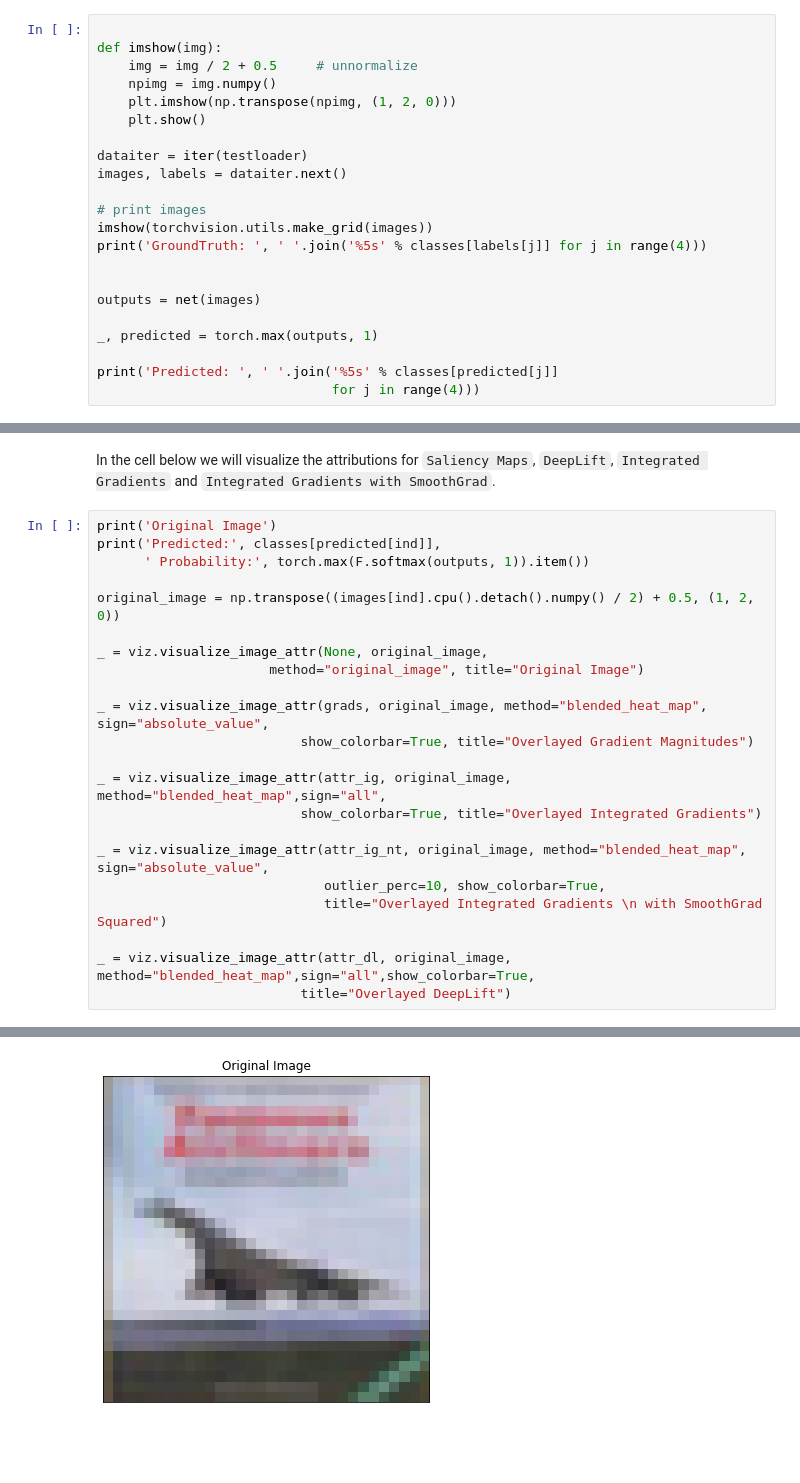
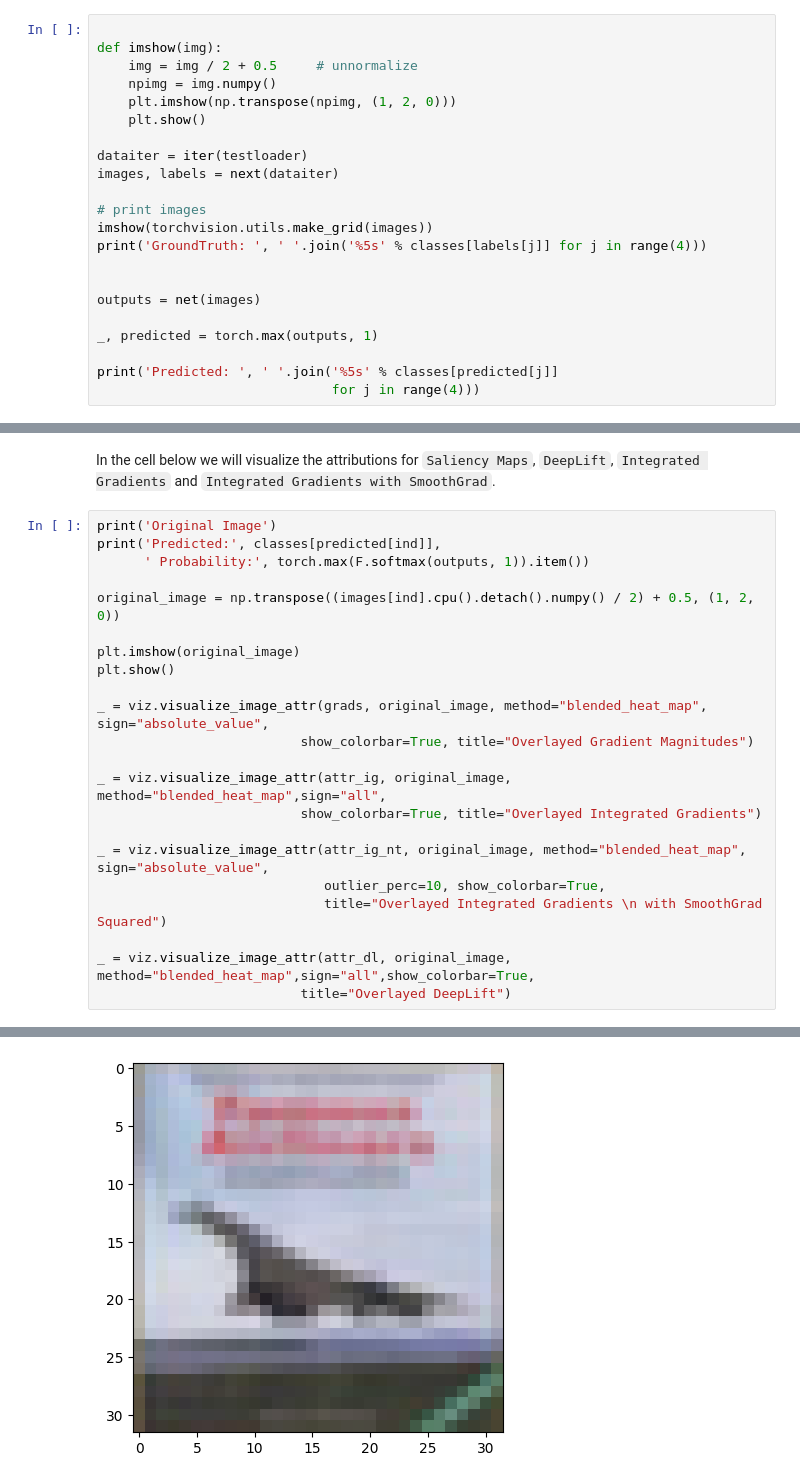
Before and after one commit to cgarijo-uc3m/CV_final_proj, a Jupyter notebook: notebooks/CIFAR_TorchVision_Interpret.ipynb, the cells around one changed output, grey strips where cells are left out. Saved outputs shown, nothing was run; the diff lists cells and outputs as text; blank space fills up the shorter version.

```diff
--- a/notebooks/CIFAR_TorchVision_Interpret.ipynb
+++ b/notebooks/CIFAR_TorchVision_Interpret.ipynb
@@ -132,7 +132,7 @@ def imshow(img):
     plt.show()
 
 dataiter = iter(testloader)
-images, labels = dataiter.next()
+images, labels = next(dataiter)
 
 # print images
 imshow(torchvision.utils.make_grid(images))
@@ -223,8 +226,8 @@ print('Predicted:', classes[predicted[ind]],
 
 original_image = np.transpose((images[ind].cpu().detach().numpy() / 2) + 0.5, (1, 2, 0))
 
-_ = viz.visualize_image_attr(None, original_image,
-                      method="original_image", title="Original Image")
+plt.imshow(original_image)
+plt.show()
 
 _ = viz.visualize_image_attr(grads, original_image, method="blended_heat_map", sign="absolute_value",
                           show_colorbar=True, title="Overlayed Gradient Magnitudes")
@@ -244 +247 @@ Predicted: ship  Probability: 0.668495774269104
-[figure, old version]
+[figure, new version]
```
Also changed, not shown: parts of 4 cells of this notebook.
